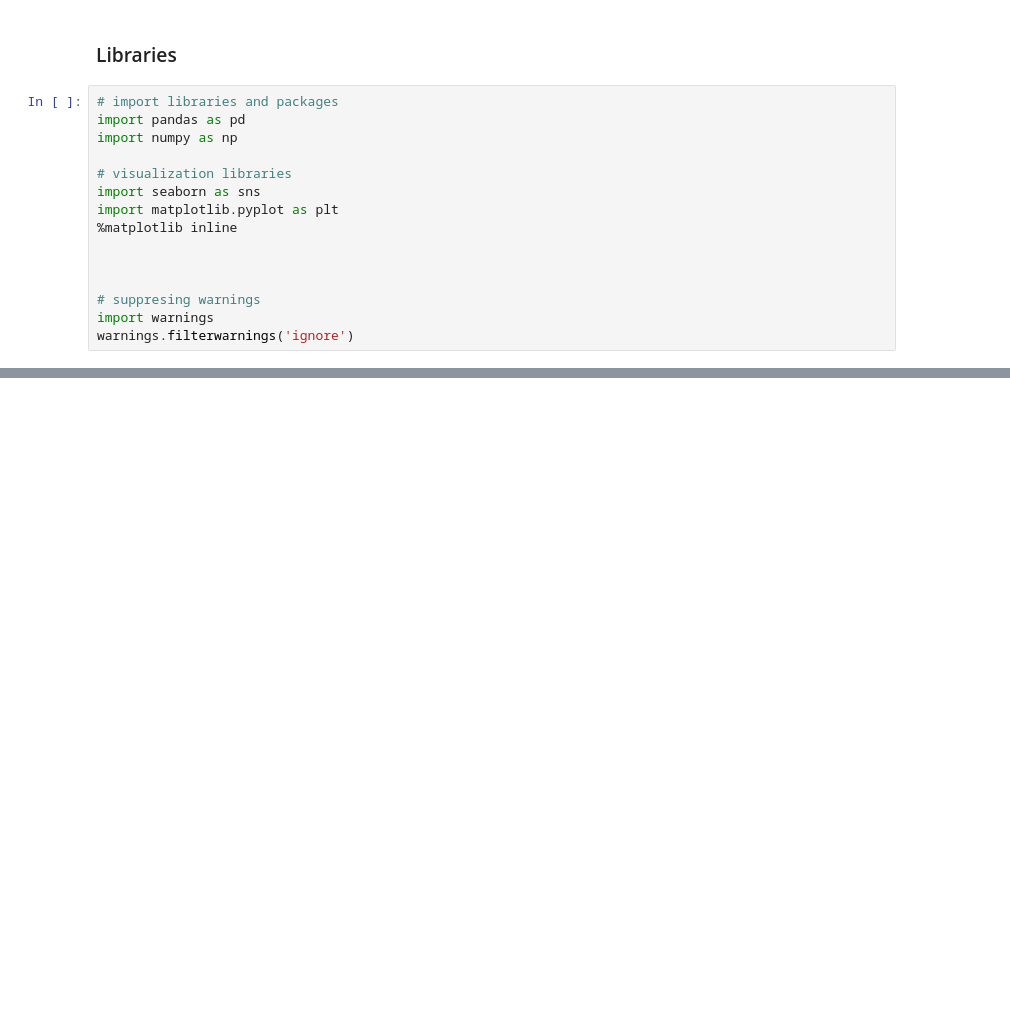
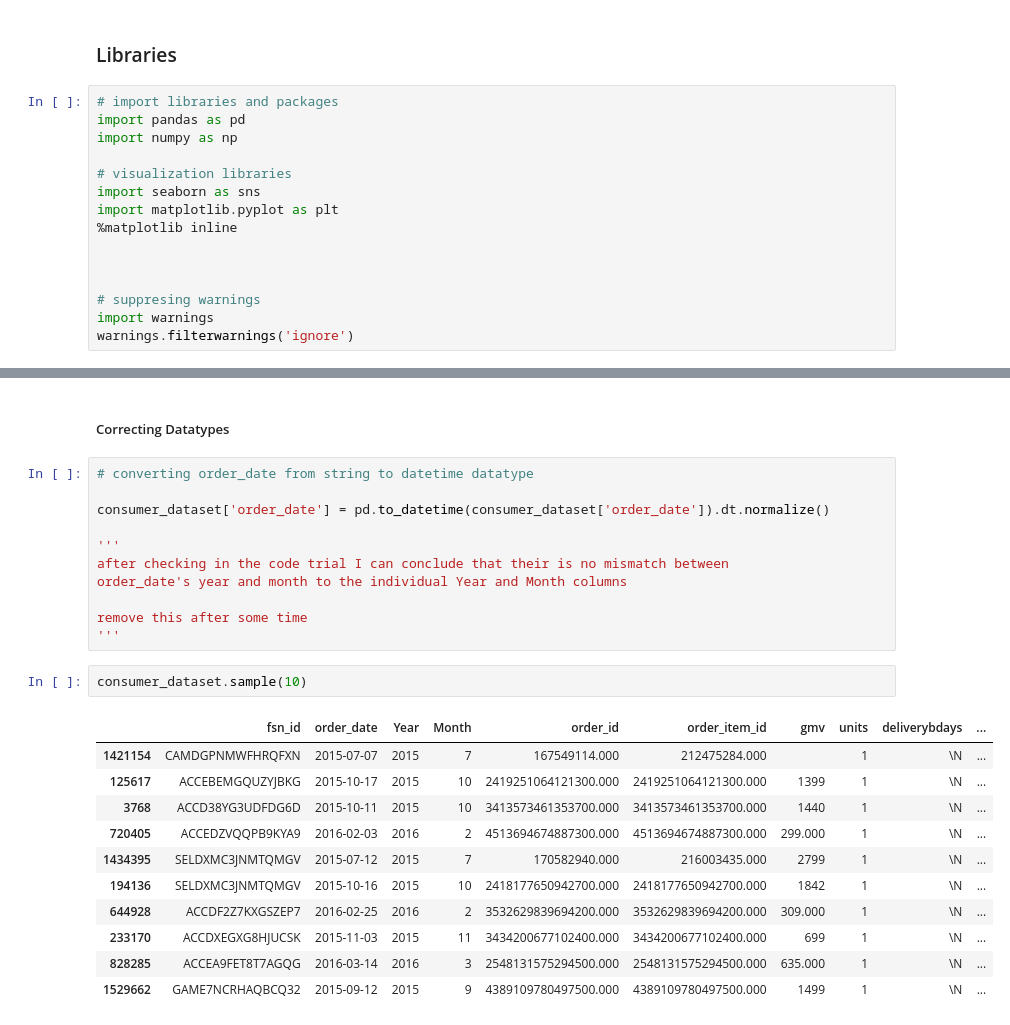
Before and after one commit to Singhal-Piyush/Ecommerce_Marketing_Mix_Model, a Jupyter notebook: MMM_E-Commerce_Notebook.ipynb, the cells around one changed output, grey strips where cells are left out. Drawn from its saved outputs; the diff is of its cells as text; blank space fills up the shorter version.

```diff
--- a/MMM_E-Commerce_Notebook.ipynb
+++ b/MMM_E-Commerce_Notebook.ipynb
@@ -76,0 +292,27 @@ dataset_2.shape
+# %% [markdown]
+##### Correcting Datatypes
+# %%
+# converting order_date from string to datetime datatype
+
+consumer_dataset['order_date'] = pd.to_datetime(consumer_dataset['order_date']).dt.normalize()
+
+'''
+after checking in the code trial I can conclude that their is no mismatch between
+order_date's year and month to the individual Year and Month columns
+
+remove this after some time
+'''
+# %%
+consumer_dataset.sample(10)
+# %% [output]
+|  | fsn_id | order_date | Year | Month | order_id | order_item_id | gmv | units | deliverybdays | ... |
+| 1421154 | CAMDGPNMWFHRQFXN | 2015-07-07 | 2015 | 7 | 167549114.000 | 212475284.000 |  | 1 | \N | ... |
+| 125617 | ACCEBEMGQUZYJBKG | 2015-10-17 | 2015 | 10 | 2419251064121300.000 | 2419251064121300.000 | 1399 | 1 | \N | ... |
+| 3768 | ACCD38YG3UDFDG6D | 2015-10-11 | 2015 | 10 | 3413573461353700.000 | 3413573461353700.000 | 1440 | 1 | \N | ... |
+| 720405 | ACCEDZVQQPB9KYA9 | 2016-02-03 | 2016 | 2 | 4513694674887300.000 | 4513694674887300.000 | 299.000 | 1 | \N | ... |
+| 1434395 | SELDXMC3JNMTQMGV | 2015-07-12 | 2015 | 7 | 170582940.000 | 216003435.000 | 2799 | 1 | \N | ... |
+| 194136 | SELDXMC3JNMTQMGV | 2015-10-16 | 2015 | 10 | 2418177650942700.000 | 2418177650942700.000 | 1842 | 1 | \N | ... |
+| 644928 | ACCDF2Z7KXGSZEP7 | 2016-02-25 | 2016 | 2 | 3532629839694200.000 | 3532629839694200.000 | 309.000 | 1 | \N | ... |
+| 233170 | ACCDXEGXG8HJUCSK | 2015-11-03 | 2015 | 11 | 3434200677102400.000 | 3434200677102400.000 | 699 | 1 | \N | ... |
+| 828285 | ACCEA9FET8T7AGQG | 2016-03-14 | 2016 | 3 | 2548131575294500.000 | 2548131575294500.000 | 635.000 | 1 | \N | ... |
+| 1529662 | GAME7NCRHAQBCQ32 | 2015-09-12 | 2015 | 9 | 4389109780497500.000 | 4389109780497500.000 | 1499 | 1 | \N | ... |
```
Also changed, not shown: parts of 61 cells of this notebook, 3 other files.
